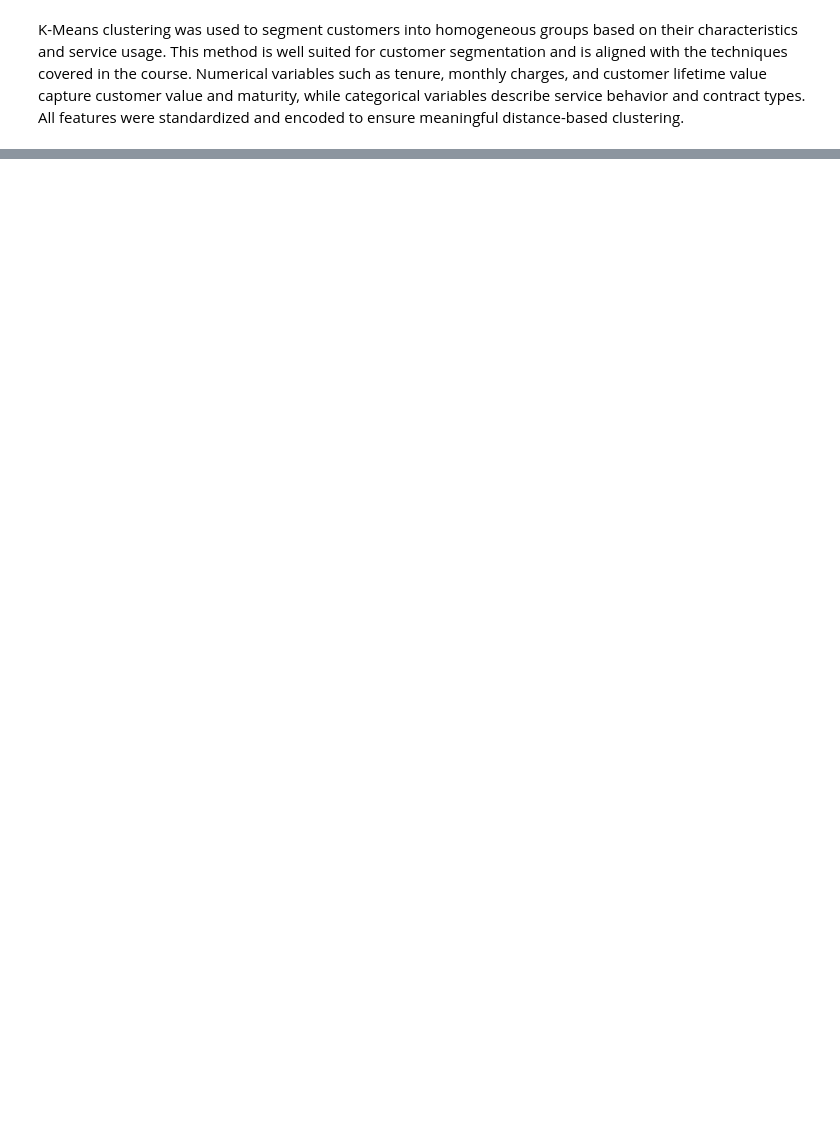
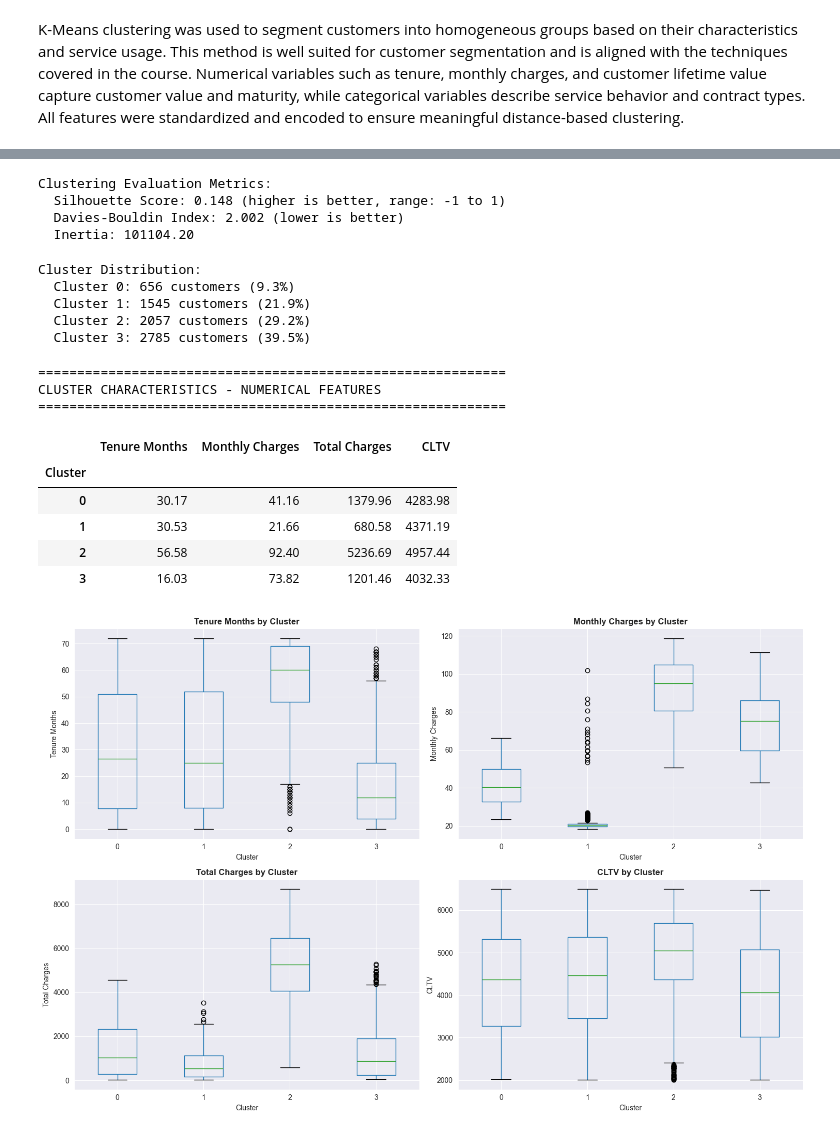
Before and after one commit to AdrienDuval/Customer-Churn-Analysis-and-Segmentation-in-a-Telecom, a Jupyter notebook: notebooks/04_unsupervised.ipynb, the cells around one changed output, grey strips where cells are left out. Saved outputs shown, nothing was run; the diff lists cells and outputs as text; code cells hidden in the pictures; blank space fills up the shorter version.

```diff
--- a/notebooks/04_unsupervised.ipynb
+++ b/notebooks/04_unsupervised.ipynb
@@ -113,0 +170,73 @@ NameError: name 'X_cluster_prepared' is not defined
+# %%
+# PERFORMING K-MEANS CLUSTERING WITH K= 4 ( K = [3-5] )
+optimal_k = 4
+
+kmeans_final = KMeans(n_clusters=optimal_k, random_state=42, n_init=20)
+clusters = kmeans_final.fit_predict(X_scaled)
+
+# Add labels to dataframe
+df_cluster['Cluster'] = clusters
+df['Cluster'] = clusters
+# %%
+silhouette = silhouette_score(X_scaled, clusters)
+davies_bouldin = davies_bouldin_score(X_scaled, clusters)
+
+print(f"Clustering Evaluation Metrics:")
+print(f"  Silhouette Score: {silhouette:.3f} (higher is better, range: -1 to 1)")
+print(f"  Davies-Bouldin Index: {davies_bouldin:.3f} (lower is better)")
+print(f"  Inertia: {kmeans_final.inertia_:.2f}")
+# %% [output]
+Clustering Evaluation Metrics:
+  Silhouette Score: 0.148 (higher is better, range: -1 to 1)
+  Davies-Bouldin Index: 2.002 (lower is better)
+  Inertia: 101104.20
+# %%
+print(f"\nCluster Distribution:")
+cluster_counts = df['Cluster'].value_counts().sort_index()
+for cluster_id, count in cluster_counts.items():
+    percentage = (count / len(df)) * 100
+    print(f"  Cluster {cluster_id}: {count} customers ({percentage:.1f}%)")
+# %% [output]
+Cluster Distribution:
+  Cluster 0: 656 customers (9.3%)
+  Cluster 1: 1545 customers (21.9%)
+  Cluster 2: 2057 customers (29.2%)
+  Cluster 3: 2785 customers (39.5%)
+# %%
+print(f"\n{'='*60}")
+print("CLUSTER CHARACTERISTICS - NUMERICAL FEATURES")
+print(f"{'='*60}\n")
+
+# Ensure numerical columns are actually numeric
+for col in numeric:
+    df[col] = pd.to_numeric(df[col], errors='coerce')
+
+cluster_summary = df.groupby('Cluster')[numeric].mean()
+display(cluster_summary.round(2))
+
+# Visualize numerical features by cluster
+fig, axes = plt.subplots(2, 2, figsize=(15, 10))
+axes = axes.ravel()
+
+for idx, feature in enumerate(numeric):
+    df.boxplot(column=feature, by='Cluster', ax=axes[idx])
+    axes[idx].set_title(f'{feature} by Cluster', fontsize=12, fontweight='bold')
+    axes[idx].set_xlabel('Cluster', fontsize=10)
+    axes[idx].set_ylabel(feature, fontsize=10)
+    plt.sca(axes[idx])
+    plt.xticks(rotation=0)
+
+plt.suptitle('')
+plt.tight_layout()
+plt.show()
+# %% [output]
+============================================================
+CLUSTER CHARACTERISTICS - NUMERICAL FEATURES
+============================================================
+|  | Tenure Months | Monthly Charges | Total Charges | CLTV |
+| Cluster |  |  |  |  |
+| 0 | 30.17 | 41.16 | 1379.96 | 4283.98 |
+| 1 | 30.53 | 21.66 | 680.58 | 4371.19 |
+| 2 | 56.58 | 92.40 | 5236.69 | 4957.44 |
+| 3 | 16.03 | 73.82 | 1201.46 | 4032.33 |
+[figure, added]
```
Also changed, not shown: parts of 20 cells of this notebook.
